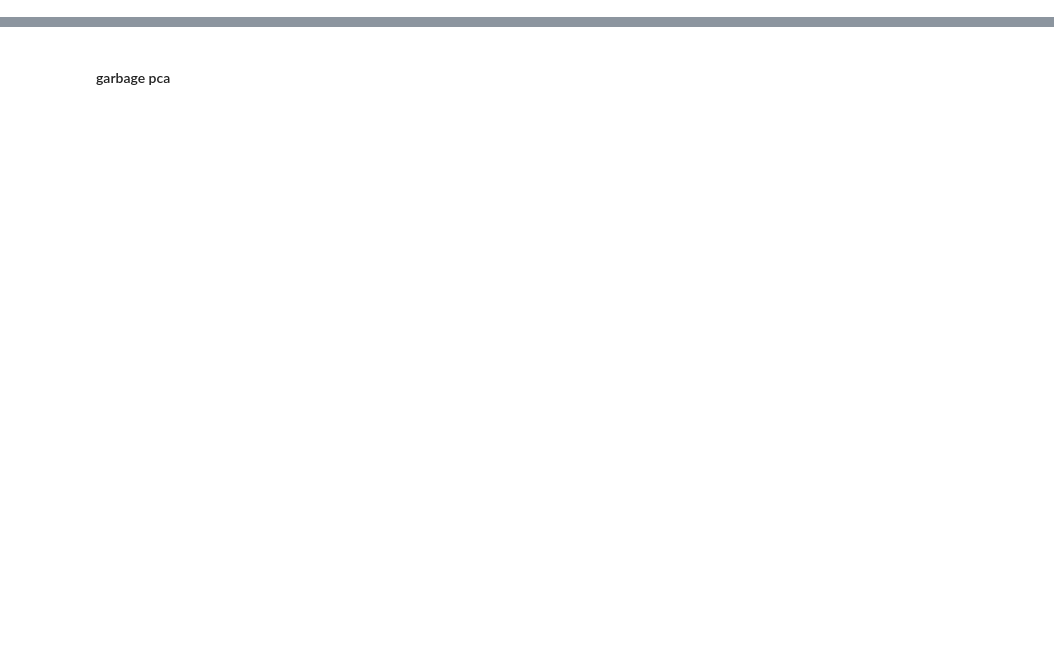
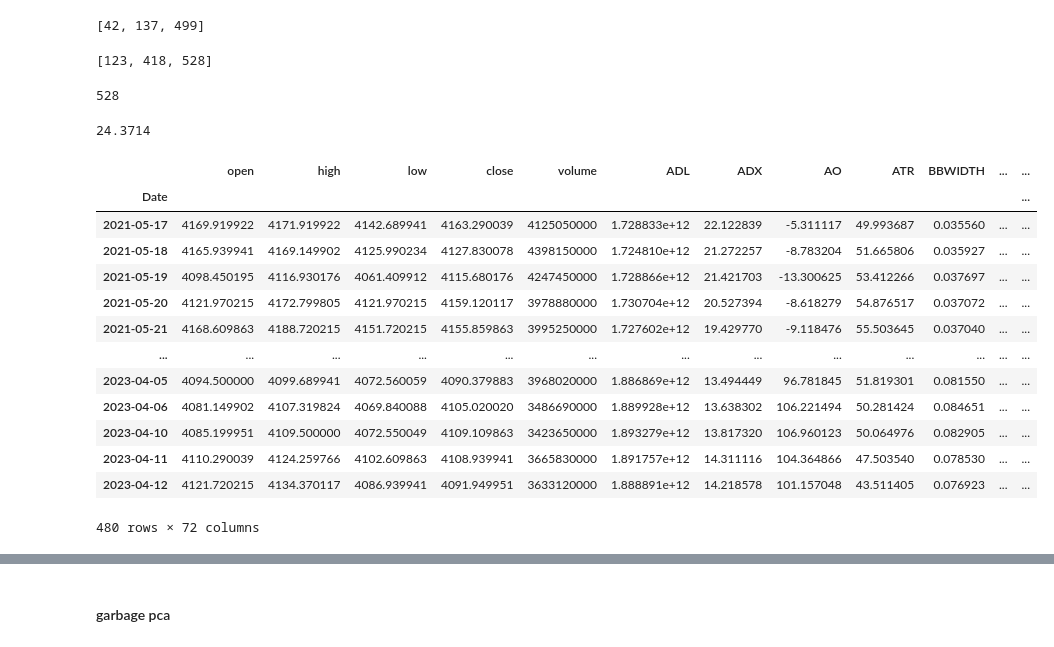
Before and after one commit to krajewskiML/FinDL, a Jupyter notebook: eda.ipynb, the cells around one changed output, grey strips where cells are left out. Cells and saved outputs as stored; diff of their text form; code cells hidden in the pictures; blank space fills up the shorter version.

```diff
--- a/eda.ipynb
+++ b/eda.ipynb
@@ -101,0 +217,33 @@ def sliding_window(df, window_size=10):
+# %%
+buying
+# %% [output]
+[42, 137, 499]
+# %%
+selling
+# %% [output]
+[123, 418, 528]
+# %%
+len(fear)
+# %% [output]
+528
+# %%
+fear['value'].iloc[499]
+# %% [output]
+24.3714
+# %%
+test
+# %% [output]
+|  | open | high | low | close | volume | ADL | ADX | AO | ATR | BBWIDTH | ... | ... |
+| Date |  |  |  |  |  |  |  |  |  |  |  | ... |
+| 2021-05-17 | 4169.919922 | 4171.919922 | 4142.689941 | 4163.290039 | 4125050000 | 1.728833e+12 | 22.122839 | -5.311117 | 49.993687 | 0.035560 | ... | ... |
+| 2021-05-18 | 4165.939941 | 4169.149902 | 4125.990234 | 4127.830078 | 4398150000 | 1.724810e+12 | 21.272257 | -8.783204 | 51.665806 | 0.035927 | ... | ... |
+| 2021-05-19 | 4098.450195 | 4116.930176 | 4061.409912 | 4115.680176 | 4247450000 | 1.728866e+12 | 21.421703 | -13.300625 | 53.412266 | 0.037697 | ... | ... |
+| 2021-05-20 | 4121.970215 | 4172.799805 | 4121.970215 | 4159.120117 | 3978880000 | 1.730704e+12 | 20.527394 | -8.618279 | 54.876517 | 0.037072 | ... | ... |
+| 2021-05-21 | 4168.609863 | 4188.720215 | 4151.720215 | 4155.859863 | 3995250000 | 1.727602e+12 | 19.429770 | -9.118476 | 55.503645 | 0.037040 | ... | ... |
+| ... | ... | ... | ... | ... | ... | ... | ... | ... | ... | ... | ... | ... |
+| 2023-04-05 | 4094.500000 | 4099.689941 | 4072.560059 | 4090.379883 | 3968020000 | 1.886869e+12 | 13.494449 | 96.781845 | 51.819301 | 0.081550 | ... | ... |
+| 2023-04-06 | 4081.149902 | 4107.319824 | 4069.840088 | 4105.020020 | 3486690000 | 1.889928e+12 | 13.638302 | 106.221494 | 50.281424 | 0.084651 | ... | ... |
+| 2023-04-10 | 4085.199951 | 4109.500000 | 4072.550049 | 4109.109863 | 3423650000 | 1.893279e+12 | 13.817320 | 106.960123 | 50.064976 | 0.082905 | ... | ... |
+| 2023-04-11 | 4110.290039 | 4124.259766 | 4102.609863 | 4108.939941 | 3665830000 | 1.891757e+12 | 14.311116 | 104.364866 | 47.503540 | 0.078530 | ... | ... |
+| 2023-04-12 | 4121.720215 | 4134.370117 | 4086.939941 | 4091.949951 | 3633120000 | 1.888891e+12 | 14.218578 | 101.157048 | 43.511405 | 0.076923 | ... | ... |
+480 rows × 72 columns
```
Also changed, not shown: parts of 20 cells of this notebook.
